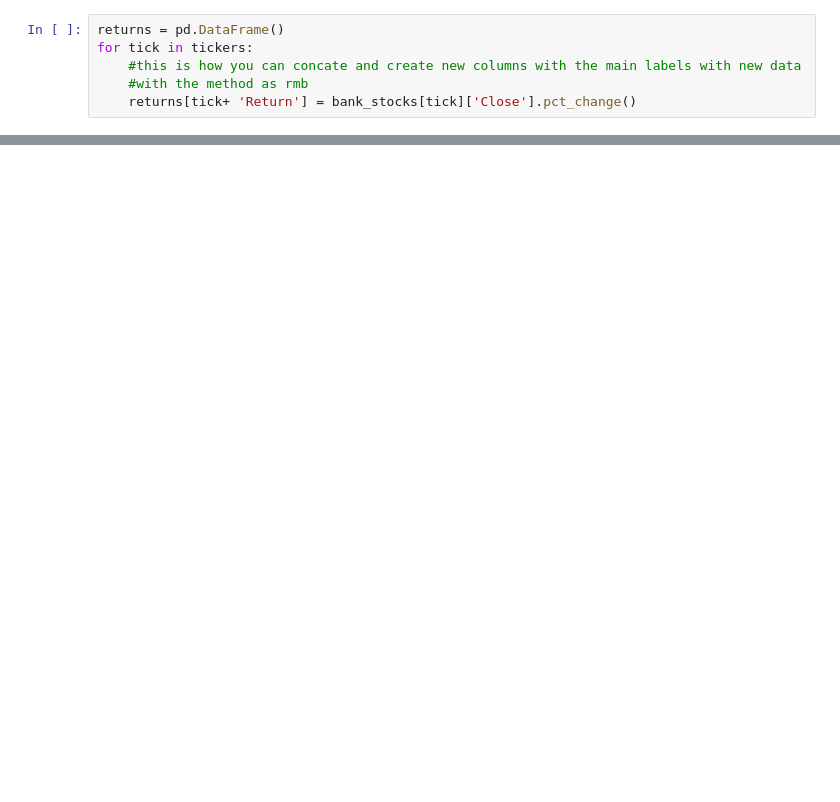
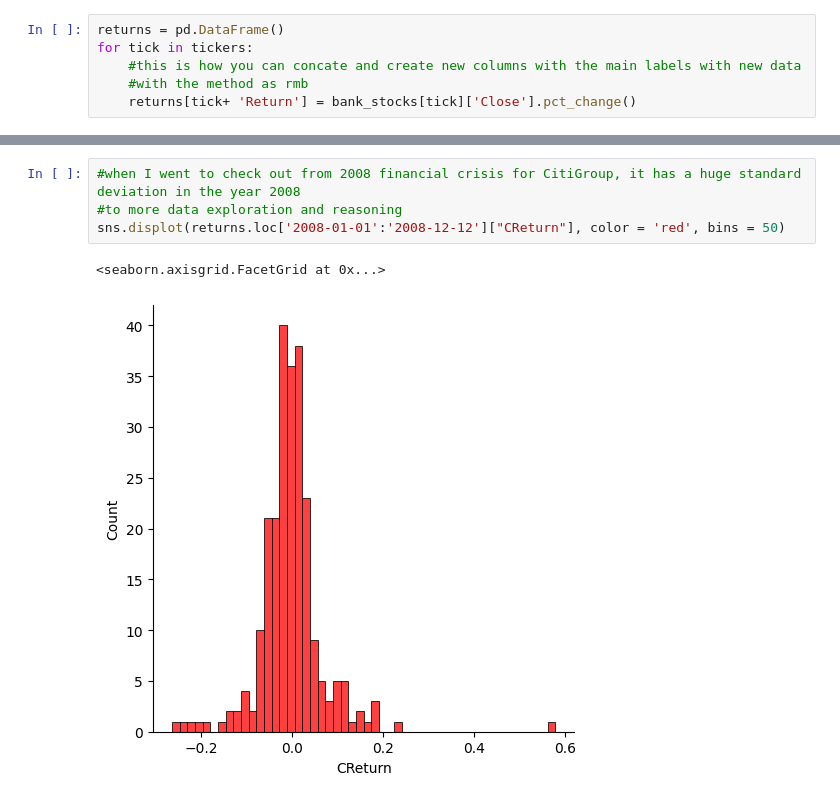
Before and after one commit to Ryan-nd/Data-Science-Capstone-Project-Finance-Analysis, a Jupyter notebook: Finance Project.ipynb, the cells around one changed output, grey strips where cells are left out. Saved outputs shown, nothing was run; the diff lists cells and outputs as text; blank space fills up the shorter version.

```diff
--- a/Finance Project.ipynb
+++ b/Finance Project.ipynb
@@ -54,0 +149,7 @@ sns.pairplot(returns[1:])
+# %%
+#when I went to check out from 2008 financial crisis for CitiGroup, it has a huge standard deviation in the year 2008
+#to more data exploration and reasoning
+sns.displot(returns.loc['2008-01-01':'2008-12-12']["CReturn"], color = 'red', bins = 50)
+# %% [output]
+<seaborn.axisgrid.FacetGrid at 0x...>
+[figure, added]
```
Also changed, not shown: parts of 10 cells of this notebook.
